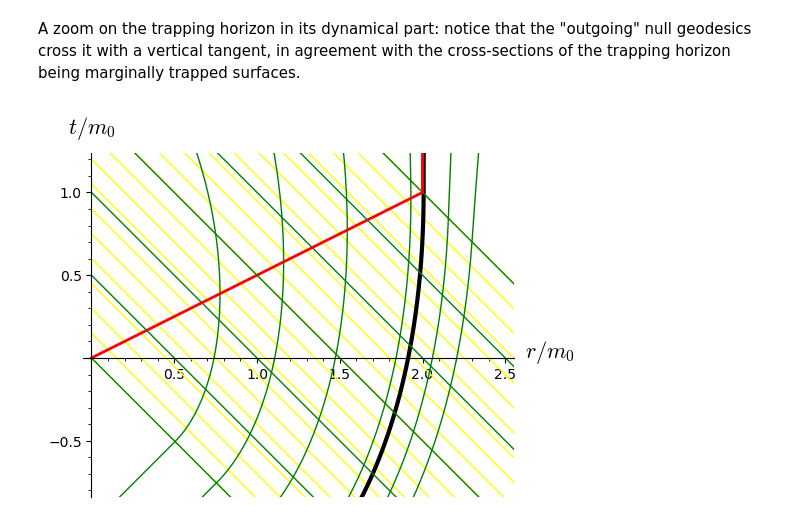
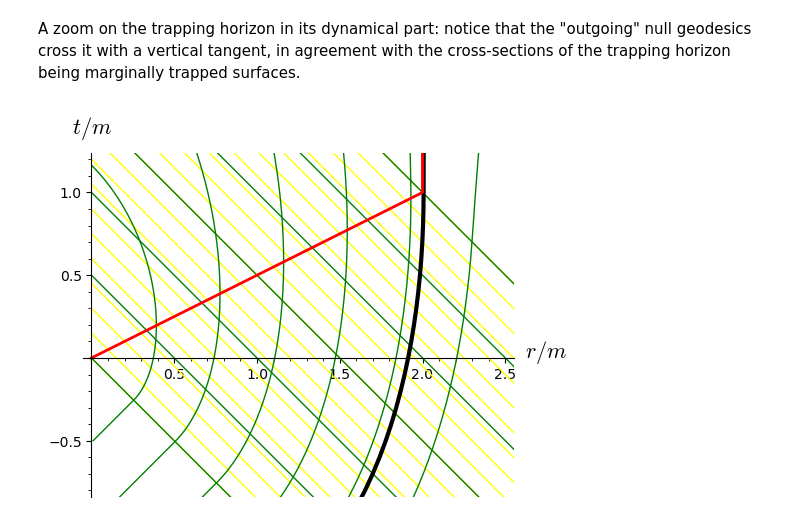
Before and after one commit to egourgoulhon/BHLectures, a Jupyter notebook: sage/Vaidya.ipynb, the cells around one changed output. Saved outputs shown, nothing was run; the diff lists cells and outputs as text; code cells hidden in the pictures.

```diff
--- a/sage/Vaidya.ipynb
+++ b/sage/Vaidya.ipynb
@@ -314,8 +301,10 @@ drdt0
 # %%
 outgeods = []
 tmax = 4
-for t0 in [-6, -5, -4, -3, -2.8, -2.5, -2, -1.5, -1]:
-    sol = desolve_rk4(drdt0, r, ivar=t, ics=[t0,0.01], end_points=[t0, tmax], step=0.02)
+for t0 in [-10, -9, -8, -7, -6, -5, -4, -3, -2.5, -2, -1.5, -1, -0.5]:
+    tmax1 = tmax if t0 < -0.8 else 1.2
+    sol = desolve_rk4(drdt0, r, ivar=t, ics=[t0, 0.01], end_points=[t0, tmax1],
+                      step=0.02)
     outgeods.append(line([[s[1],s[0]] for s in sol if s[1]>0], color='green'))
 # %%
 graph = Graphics()
@@ -335,6 +336,7 @@ show(graph, aspect_ratio=1, ymin=-4, axes_labels=[r'$r/m_0$', r'$t/m_0$'],
 The event horizon:
 # %%
 t0 = -2.6
-sol = desolve_rk4(drdt0, r, ivar=t, ics=[t0,0.01], end_points=[t0, tmax], step=0.02)
-hor = line([[s[1],s[0]] for s in sol if s[1]>0], color='black', thickness=3)
+sol = desolve_rk4(drdt0, r, ivar=t, ics=[t0, 0.01], end_points=[t0, tmax],
+                  geodesicsstep=0.02)
+hor = line([[s[1], s[0]] for s in sol if s[1]>0], color='black', thickness=3)
 graph += hor
@@ -364,6 +357,6 @@ graph.save("vai_diagram.pdf", aspect_ratio=1, ymin=-4, ymax=4,
 A zoom on the trapping horizon in its dynamical part: notice that the "outgoing" null geodesics cross it with a vertical tangent, in agreement with the cross-sections of the trapping horizon being marginally trapped surfaces.
 # %%
 show(graph, aspect_ratio=1, ymin=-0.8, ymax=1.2, xmax=2.5,
-     axes_labels=[r'$r/m_0$', r'$t/m_0$'])
+     axes_labels=[r'$r/m$', r'$t/m$'])
 # %% [output]
-[figure, old version]
+[figure, new version]
```
Also changed, not shown: parts of 13 cells of this notebook, 3 other files.
